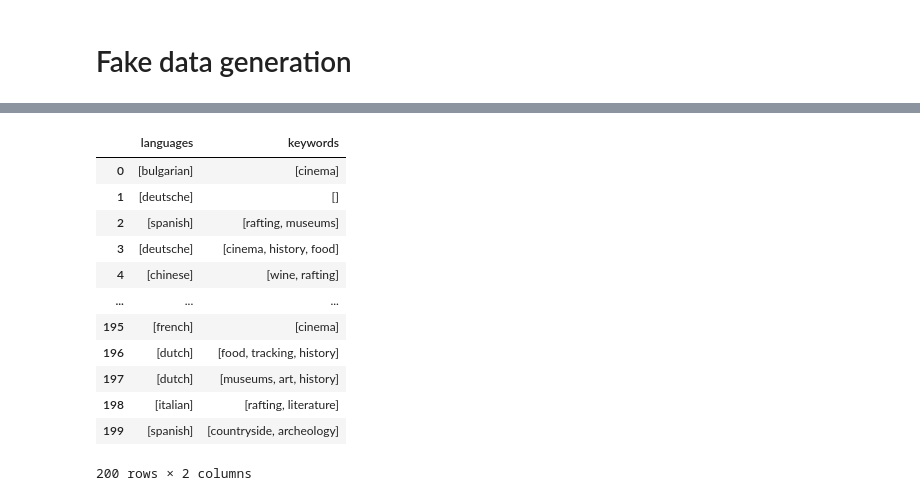
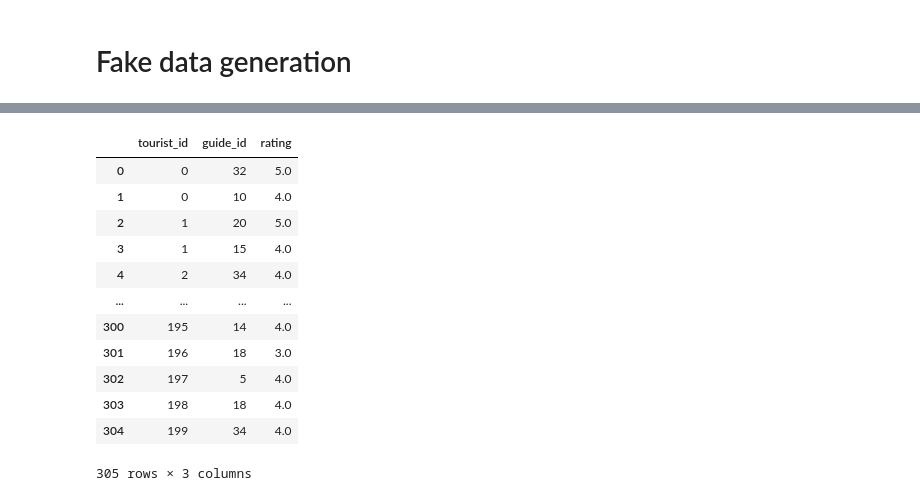
Before and after one commit to LorenzoAicardi/AsTourX, a Jupyter notebook: recommendersystem/Datageneration.ipynb, the cells around one changed output, grey strips where cells are left out. Drawn from its saved outputs; the diff is of its cells as text; code cells hidden in the pictures.

```diff
--- a/recommendersystem/Datageneration.ipynb
+++ b/recommendersystem/Datageneration.ipynb
@@ -143,19 +132,17 @@ dtype: object
-# %%
-tourist_df = pd.DataFrame(tourists)
-tourist_df
-# %% [output]
-|  | languages | keywords |
-| 0 | [bulgarian] | [cinema] |
-| 1 | [deutsche] | [] |
-| 2 | [spanish] | [rafting, museums] |
-| 3 | [deutsche] | [cinema, history, food] |
-| 4 | [chinese] | [wine, rafting] |
-| ... | ... | ... |
-| 195 | [french] | [cinema] |
-| 196 | [dutch] | [food, tracking, history] |
-| 197 | [dutch] | [museums, art, history] |
-| 198 | [italian] | [rafting, literature] |
-| 199 | [spanish] | [countryside, archeology] |
-200 rows × 2 columns
 # %%
 rating_df = pd.DataFrame(ratings)
+rating_df.rename(columns={rating_df.columns[0]: 'tourist_id',rating_df.columns[1]: 'guide_id',rating_df.columns[2]: 'rating'}, inplace=False)
+# %% [output]
+|  | tourist_id | guide_id | rating |
+| 0 | 0 | 32 | 5.0 |
+| 1 | 0 | 10 | 4.0 |
+| 2 | 1 | 20 | 5.0 |
+| 3 | 1 | 15 | 4.0 |
+| 4 | 2 | 34 | 4.0 |
+| ... | ... | ... | ... |
+| 300 | 195 | 14 | 4.0 |
+| 301 | 196 | 18 | 3.0 |
+| 302 | 197 | 5 | 4.0 |
+| 303 | 198 | 18 | 4.0 |
+| 304 | 199 | 34 | 4.0 |
+305 rows × 3 columns
```
Also changed, not shown: parts of 18 cells of this notebook, 2 other files.
